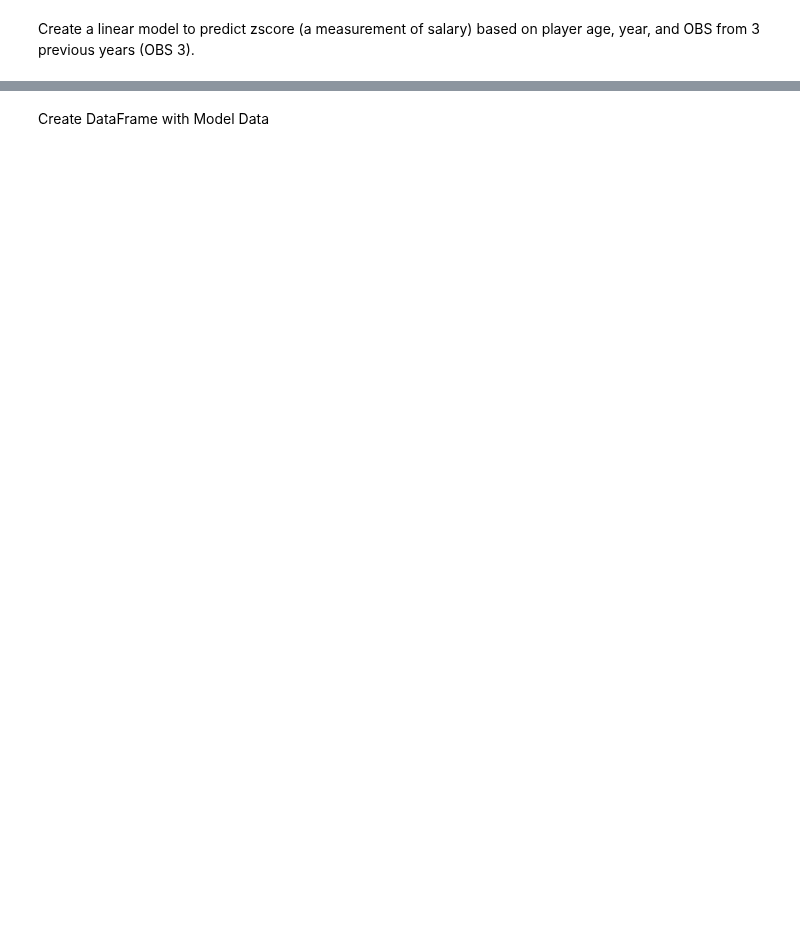
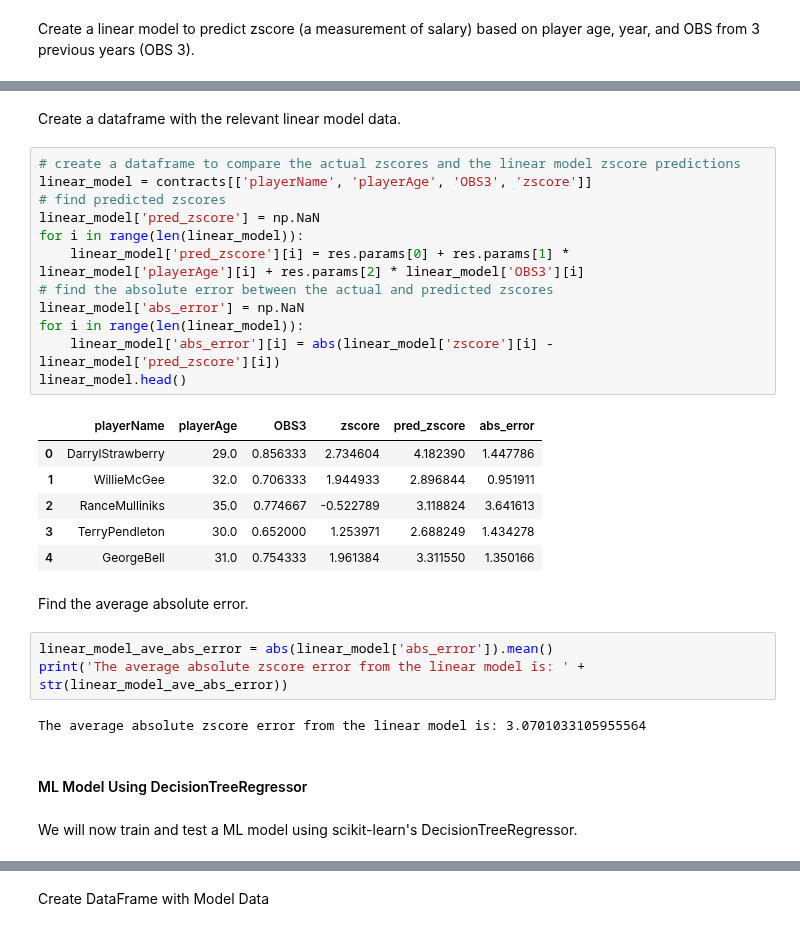
Before and after one commit to leo3friedman/baseball-salary-prediction, a Jupyter notebook: FinalProjectGroup_042-Fa22.ipynb, the cells around one changed output, grey strips where cells are left out. Drawn from its saved outputs; the diff is of its cells as text; blank space fills up the shorter version.

```diff
--- a/FinalProjectGroup_042-Fa22.ipynb
+++ b/FinalProjectGroup_042-Fa22.ipynb
@@ -737 +764,33 @@ Build the ML model
+# %% [markdown]
+Create a dataframe with the relevant linear model data.
+# %%
+# create a dataframe to compare the actual zscores and the linear model zscore predictions
+linear_model = contracts[['playerName', 'playerAge', 'OBS3', 'zscore']]
+# find predicted zscores
+linear_model['pred_zscore'] = np.NaN
+for i in range(len(linear_model)):
+    linear_model['pred_zscore'][i] = res.params[0] + res.params[1] * linear_model['playerAge'][i] + res.params[2] * linear_model['OBS3'][i]
+# find the absolute error between the actual and predicted zscores
+linear_model['abs_error'] = np.NaN
+for i in range(len(linear_model)):
+    linear_model['abs_error'][i] = abs(linear_model['zscore'][i] - linear_model['pred_zscore'][i])
+linear_model.head()
+# %% [output]
+|  | playerName | playerAge | OBS3 | zscore | pred_zscore | abs_error |
+| 0 | DarrylStrawberry | 29.0 | 0.856333 | 2.734604 | 4.182390 | 1.447786 |
+| 1 | WillieMcGee | 32.0 | 0.706333 | 1.944933 | 2.896844 | 0.951911 |
+| 2 | RanceMulliniks | 35.0 | 0.774667 | -0.522789 | 3.118824 | 3.641613 |
+| 3 | TerryPendleton | 30.0 | 0.652000 | 1.253971 | 2.688249 | 1.434278 |
+| 4 | GeorgeBell | 31.0 | 0.754333 | 1.961384 | 3.311550 | 1.350166 |
+# %% [markdown]
+Find the average absolute error.
+# %%
+linear_model_ave_abs_error = abs(linear_model['abs_error']).mean()
+print('The average absolute zscore error from the linear model is: ' + str(linear_model_ave_abs_error))
+# %% [output]
+The average absolute zscore error from the linear model is: 3.0701033105955564
+# %% [markdown]
+#### ML Model Using DecisionTreeRegressor #####
+# %% [markdown]
+We will now train and test a ML model using scikit-learn's DecisionTreeRegressor.
 # %%
```
Also changed, not shown: parts of 33 cells of this notebook.
